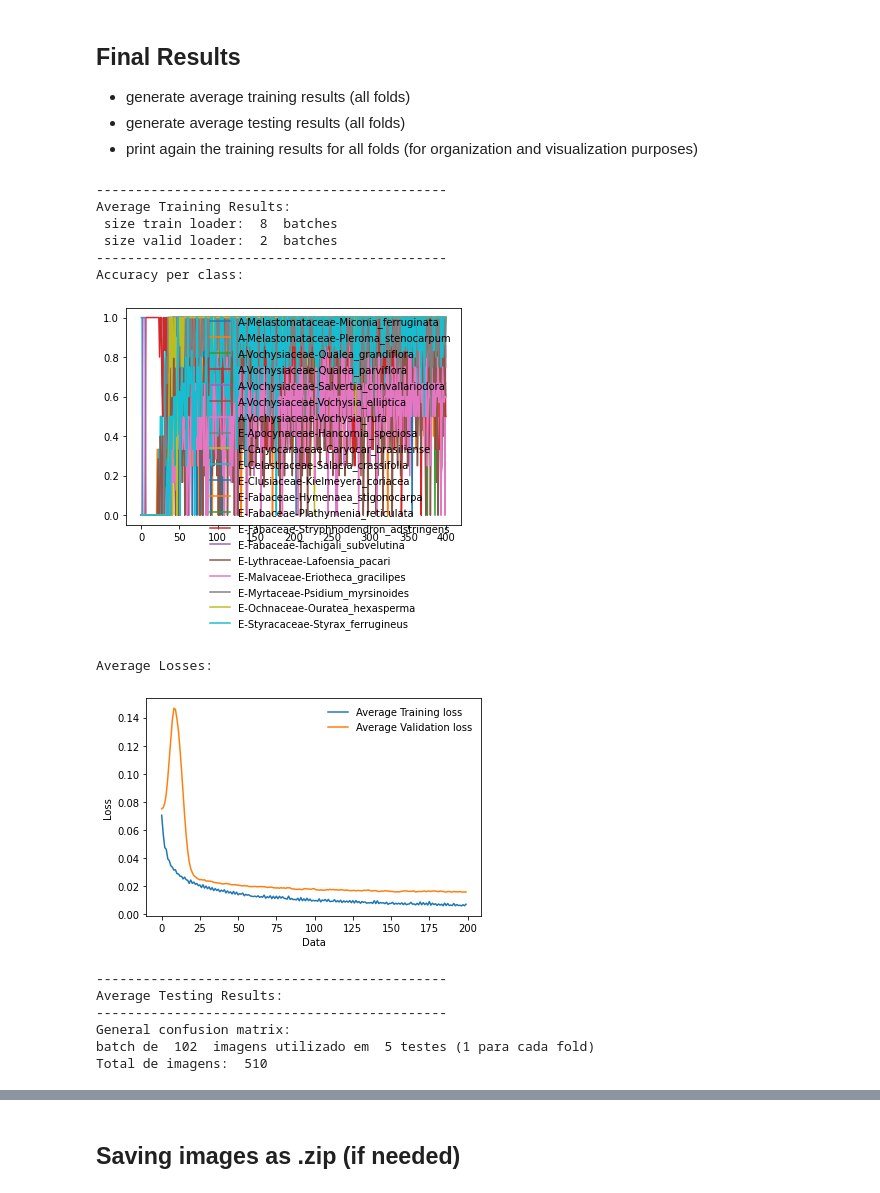
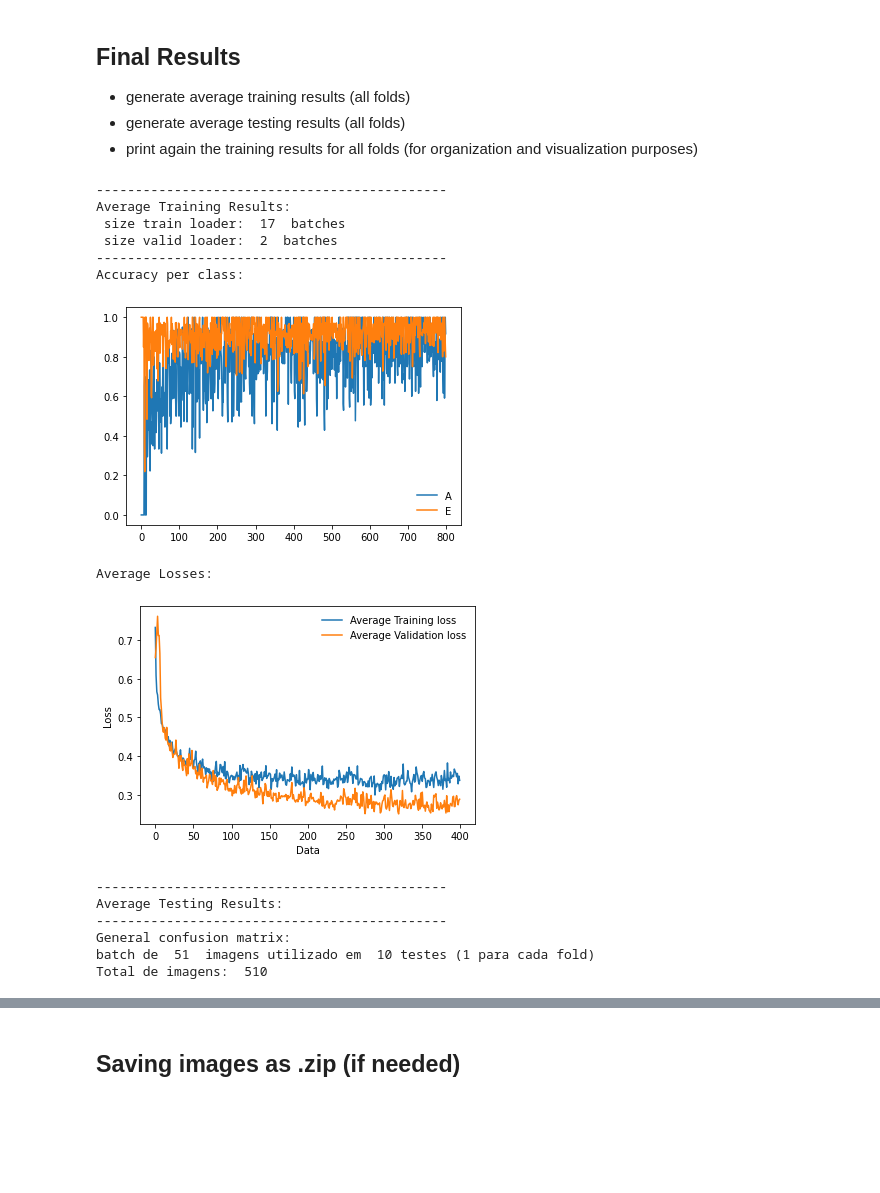
Before and after one commit to AleMaiaF/ML_classification, a Jupyter notebook: k-fold.ipynb, the cells around one changed output, grey strips where cells are left out. Cells and saved outputs as stored; diff of their text form; code cells hidden in the pictures; blank space fills up the shorter version.

```diff
--- a/k-fold.ipynb
+++ b/k-fold.ipynb
@@ -38,9 +38,9 @@ transform = T.Compose([
 # Load Data
 # Dataset folders organized according to division of classes:
 
-dataset = ImageFolder('../../input/tcc-al/ML/dataset_species_224x224', transform=transform) # 20 classes -> species
+#dataset = ImageFolder('../../input/tcc-al/ML/dataset_species_224x224', transform=transform) # 20 classes -> species
 #dataset = ImageFolder('../../input/tcc-al/ML/dataset_families_224x224', transform=transform) # 12 classes -> families
-#dataset = ImageFolder('../../input/tcc-al/ML/dataset_AE_224x224', transform=transform) # 2 classes -> A & E
+dataset = ImageFolder('../../input/tcc-al/ML/dataset_AE_224x224', transform=transform) # 2 classes -> A & E
 
 # Classes info
 classes = dataset.classes
@@ -69,10 +69,10 @@ train_set = sets[1]
 print("Imagens de treino ",len(train_set), " | Imagens de teste: ", len(test_set))
 
 # Training Configuration
-k_folds = 5
-num_epochs = 100
+k_folds = 10
+num_epochs = 200
 loss_function = nn.CrossEntropyLoss()
-batch_size = 102
+batch_size = 51
 
 print("Batch size: ", batch_size)
 
@@ -354,8 +354,8 @@ for fold, (train_ids, valid_ids) in enumerate(kfold.split(dataset_kfold, train_l
     print(' Loss Curves:')
     df_train = pd.DataFrame(fold_train_losses)
     df_valid = pd.DataFrame(fold_valid_losses)
-    plt.plot(df_train,'lightblue',df_train.rolling(5).mean(), 'blue', label='Training loss')
-    plt.plot(df_valid,'navajowhite',df_valid.rolling(5).mean(), 'orange', label='Validation loss')
+    plt.plot(df_train, 'blue', label='Training loss')
+    plt.plot(df_valid, 'orange', label='Validation loss')
     plt.legend(frameon=False)
 
     plt.xlabel("Data")
@@ -513,8 +504,8 @@ plt.show()
 # generate average loss curves
 print(" ")
 print("Average Losses: ")
-avg_train_loss = all_train_losses/len(all_train_losses)
-avg_valid_loss = all_valid_losses/len(all_valid_losses)
+avg_train_loss = all_train_losses/k_folds
+avg_valid_loss = all_valid_losses/k_folds
 
 plt.plot(avg_train_loss, label='Average Training loss')
 plt.plot(avg_valid_loss, label='Average Validation loss')
@@ -537,40 +528,40 @@ cf_avg_matrix = confusion_matrix(all_trues, all_preds)
 
 cf_avg_matrix = cf_avg_matrix.astype('int') #/ cf_matrix.sum(axis=1)
 x = plt.subplot()
 
 df_cm = pd.DataFrame(cf_avg_matrix, index = [i for i in classes], columns = [i for i in classes])
 
 sn.heatmap(df_cm, cmap='Greens', ax=x, annot=True, fmt="d")
 x.set_xlabel('Predicted labels');x.set_ylabel('True labels');
 x.set_title('Confusion Matrix');
 
 plt.savefig(f'final-confusion_matrix.png')
 plt.show()
 
 print(" ")
 print("Testing Accuracy Averages (all folds): ")
 cf_avg_matrix2 = confusion_matrix(all_trues, all_preds)
 cf_avg_matrix2 = cf_avg_matrix2.astype('float') / cf_avg_matrix2.sum(axis=1)
 c = 0
 for classname in classes:
     print("for class ", classname, " - ", (100*cf_avg_matrix2.diagonal()[c]), "%")
     c+=1
 
 training_avg_acc = accuracy_score(all_trues, all_preds)
 print('general average accuracy: ', 100*training_avg_acc, "%")
 # %% [output]
 ---------------------------------------------
 Average Training Results:
- size train loader:  8  batches
+ size train loader:  17  batches
  size valid loader:  2  batches
 ---------------------------------------------
 Accuracy per class:
-[figure, old version]
+[figure, new version]
 Average Losses:
-[figure, old version]
+[figure, new version]
 ---------------------------------------------
 Average Testing Results:
 ---------------------------------------------
 General confusion matrix:
-batch de  102  imagens utilizado em  5 testes (1 para cada fold)
+batch de  51  imagens utilizado em  10 testes (1 para cada fold)
 Total de imagens:  510
```
Also changed, not shown: parts of 5 cells of this notebook.
